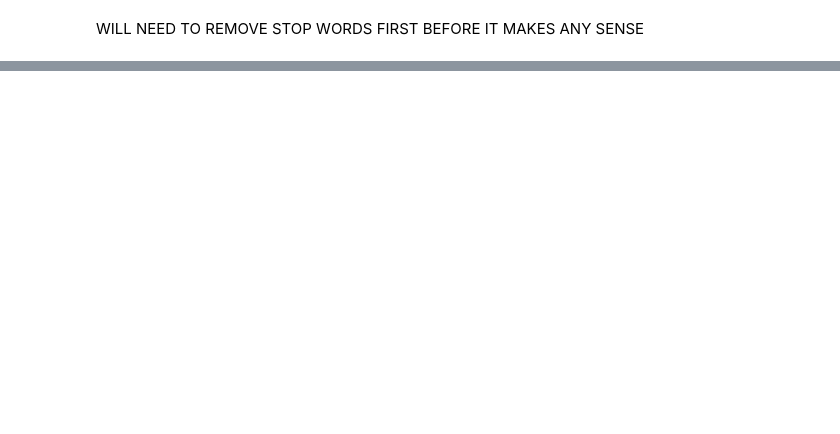
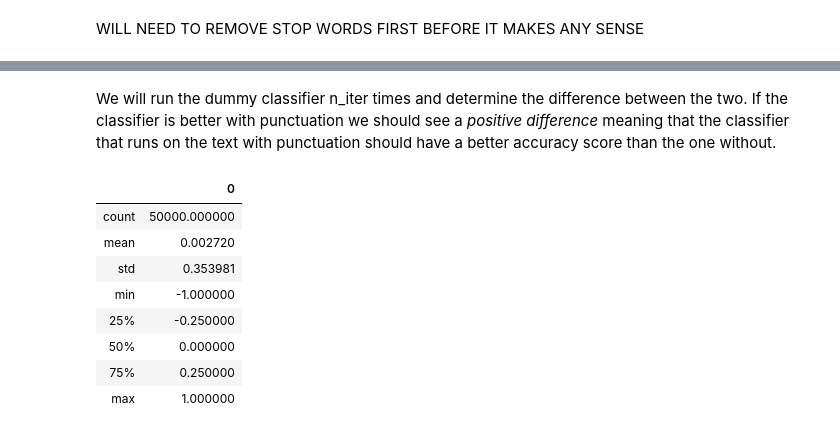
Before and after one commit to NOVAIMS-DataScienceMasters/TextMiningFinalProject, a Jupyter notebook: DataPreProcessing.ipynb, the cells around one changed output, grey strips where cells are left out. Cells and saved outputs as stored; diff of their text form; code cells hidden in the pictures; blank space fills up the shorter version.

```diff
--- a/DataPreProcessing.ipynb
+++ b/DataPreProcessing.ipynb
@@ -229,10 +256,3 @@ Our goal now is to create a naíve baseline to compare our model with. It won't
 # %%
 import numpy as np
 from sklearn.dummy import DummyClassifier
-# %%
-X = traindf.iloc[:,1]
-y = traindf.iloc[:,2]
-dummy_clf = DummyClassifier(strategy="most_frequent") #stratified
-dummy_clf.fit(X, y)
-#DummyClassifier(strategy='stratified')
-dummy_clf.predict(X)
@@ -251,0 +259,9 @@ dummy_clf.score(X, y)
+# %%
+def dummy_classifier_score(df,text_column,strategy):
+
+    X = df.loc[:,text_column]
+    y = df.loc[:,'author']
+    dummy_clf = DummyClassifier(strategy=strategy) #stratified, most_frequent
+    dummy_clf.fit(X, y)
+    dummy_clf.predict(X)
+    return dummy_clf.score(X, y)
@@ -308,0 +335,23 @@ WILL NEED TO REMOVE STOP WORDS FIRST BEFORE IT MAKES ANY SENSE
+# %%
+punc_traindf = traindf[traindf.author=='JS'][1:3].append(traindf[traindf.author=='JRS'][1:3])
+# %% [markdown]
+We will run the dummy classifier n_iter times and determine the difference between the two. If the classifier is better with punctuation we should see a _positive difference_ meaning that the classifier that runs on the text with punctuation should have a better accuracy score than the one without.
+# %%
+n_iter = 50000
+score_punc_test = []
+for i in range(0,n_iter):
+    score_punc_test.append(dummy_classifier_score(punc_traindf,'clean_with_punc','stratified')-dummy_classifier_score(punc_traindf,'clean','stratified'))
+    i += 1
+score_punc_test = pd.DataFrame(score_punc_test)
+# %%
+score_punc_test.describe()
+# %% [output]
+|  | 0 |
+| count | 50000.000000 |
+| mean | 0.002720 |
+| std | 0.353981 |
+| min | -1.000000 |
+| 25% | -0.250000 |
+| 50% | 0.000000 |
+| 75% | 0.250000 |
+| max | 1.000000 |
```
Also changed, not shown: parts of 13 cells of this notebook, 1 other file.
